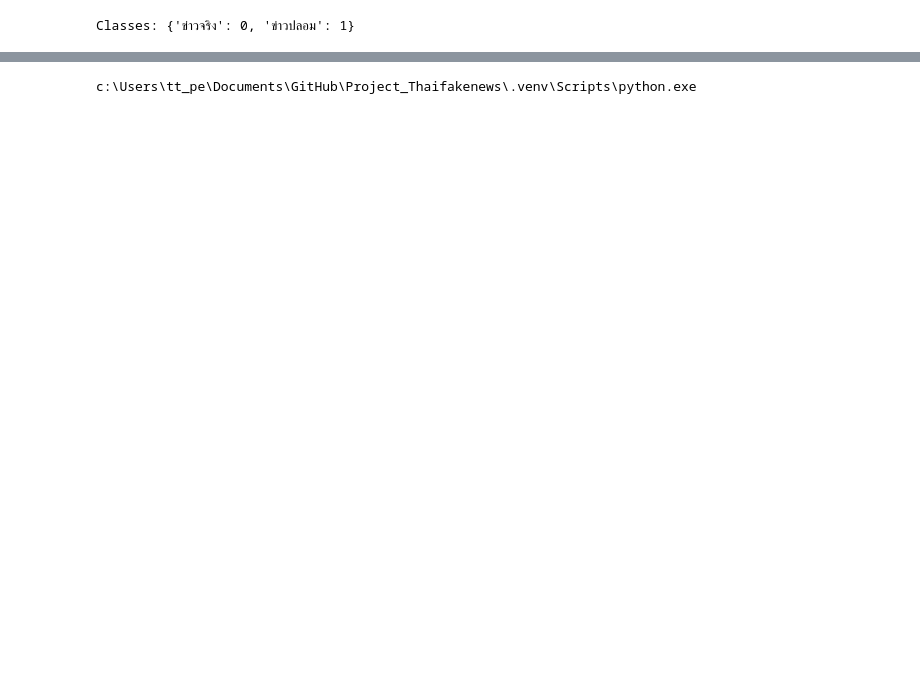
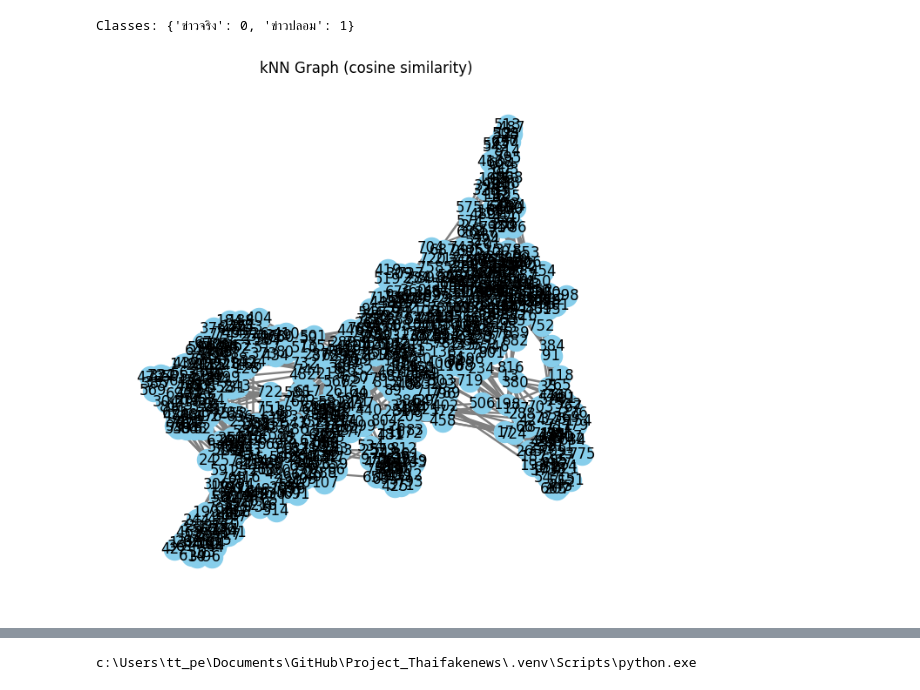
Before and after one commit to TtPeeraphat/Project_Thaifakenews, a Jupyter notebook: main.ipynb, the cells around one changed output, grey strips where cells are left out. Saved outputs shown, nothing was run; the diff lists cells and outputs as text; code cells hidden in the pictures; blank space fills up the shorter version.

```diff
--- a/main.ipynb
+++ b/main.ipynb
@@ -259,3 +274,22 @@ edge_index, edge_weight = coalesce(edge_index, edge_weight, reduce='mean')
+# %%
+import networkx as nx
+import matplotlib.pyplot as plt
+
+# สร้างกราฟจาก edge_index_np
+G = nx.Graph()
+edges = list(zip(edge_index_np[0], edge_index_np[1]))
+G.add_edges_from(edges)
+
+# ถ้าอยากใช้ weight เป็นความหนาของเส้น
+weights = edge_weight_np
+
+plt.figure(figsize=(6, 6))
+pos = nx.spring_layout(G, seed=42)  # layout สวยงามอัตโนมัติ
+nx.draw(G, pos, with_labels=True, node_color='skyblue', edge_color='gray', width=weights * 2)
+plt.title("kNN Graph (cosine similarity)")
+plt.show()
+# %% [output]
+[figure, added]
 # %%
 # 9) สร้าง Data + split
 x = torch.tensor(x_np, dtype=torch.float)
```
Also changed, not shown: parts of 25 cells of this notebook, 2 other files.
